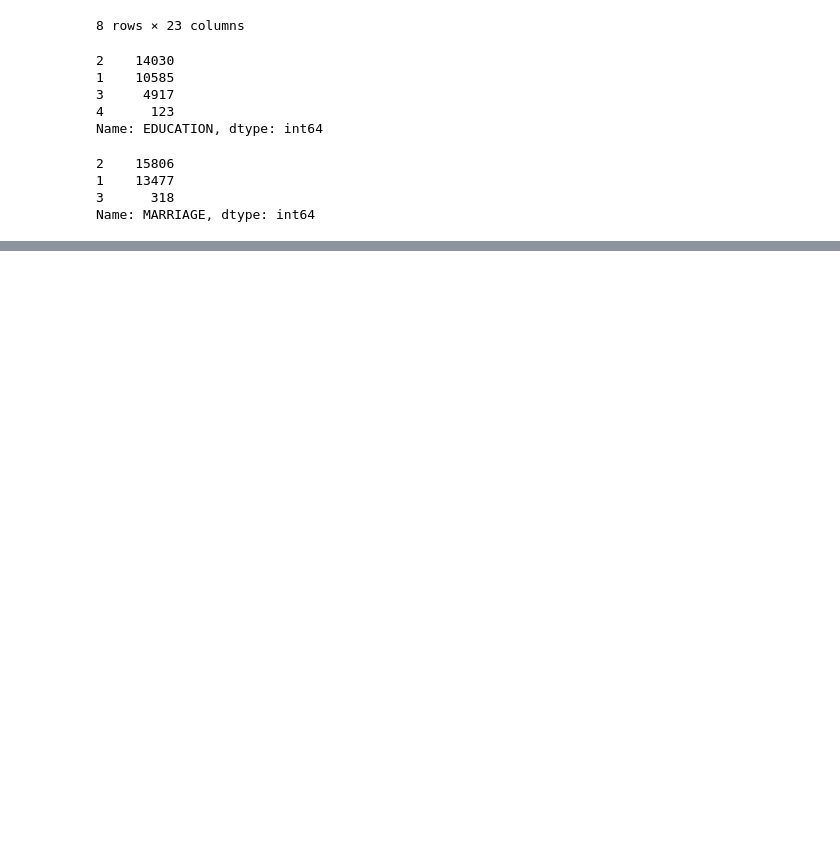
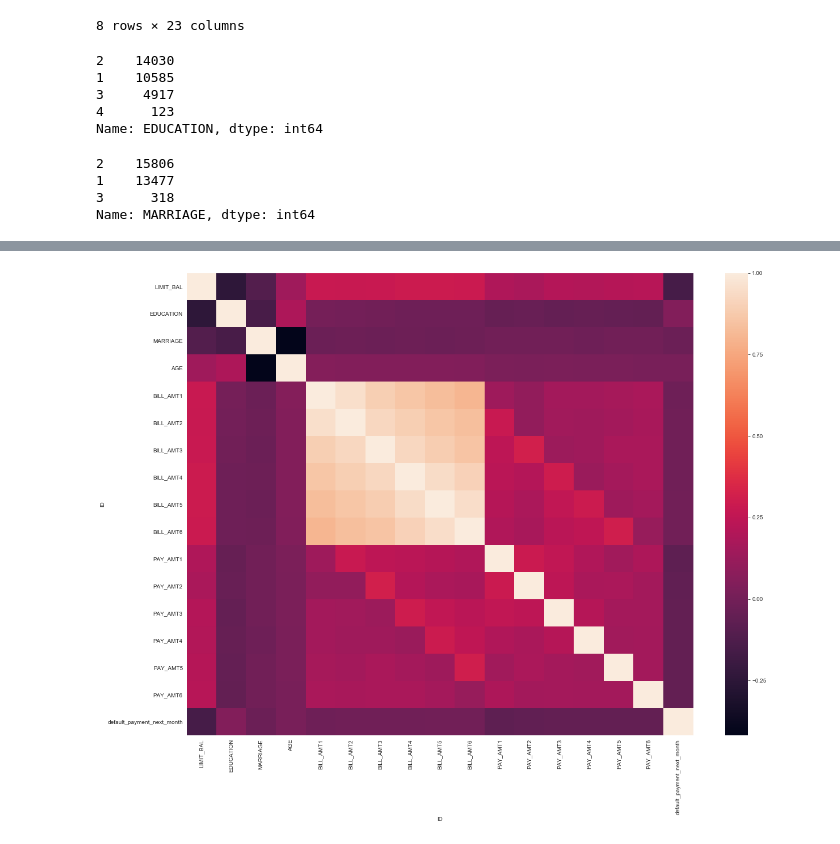
Before and after one commit to fpleoni/not_today, a Jupyter notebook: Data Cleaning & EDA.ipynb, the cells around one changed output, grey strips where cells are left out. Cells and saved outputs as stored; diff of their text form; code cells hidden in the pictures; blank space fills up the shorter version.

```diff
--- a/Data Cleaning & EDA.ipynb
+++ b/Data Cleaning & EDA.ipynb
@@ -139,0 +231,7 @@ for column in df.columns:
+# %%
+# Heatmap
+plt.figure(figsize = (20, 15))
+sns.heatmap(df.corr())
+plt.show()
+# %% [output]
+[figure, added]
```
Also changed, not shown: parts of 38 cells of this notebook, 1 other file.
